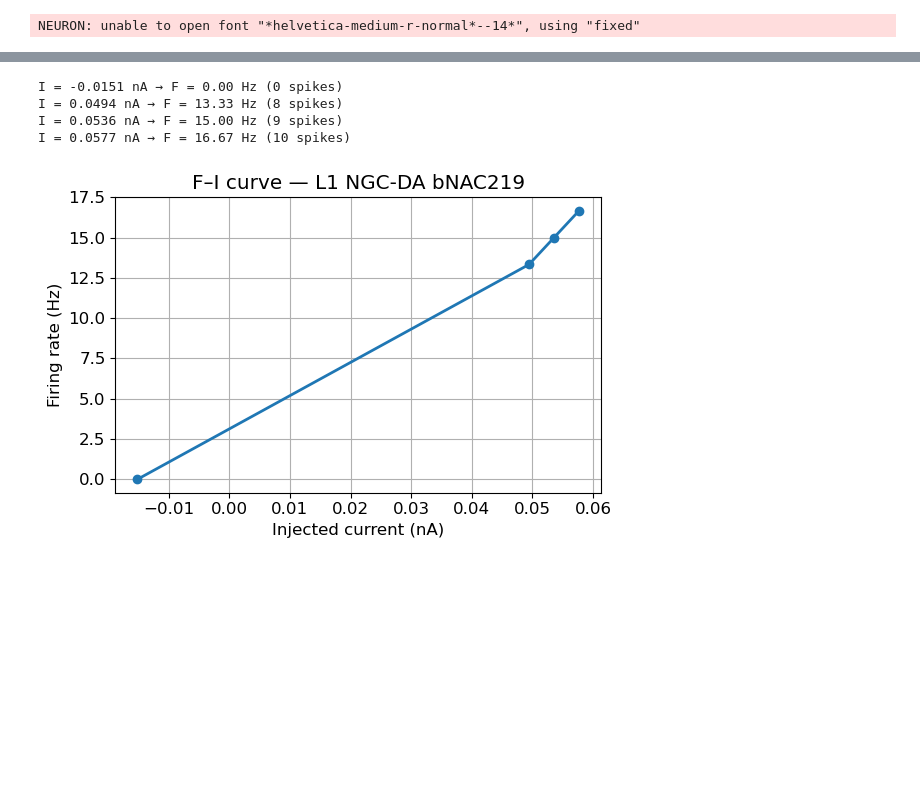
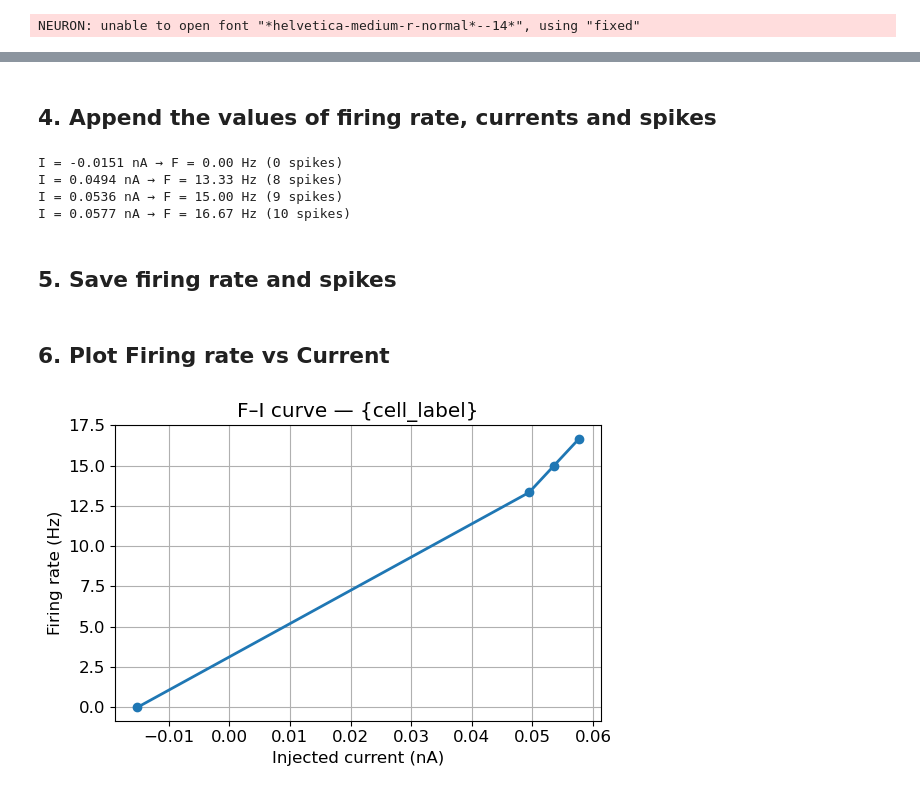
Before and after one commit to natuneuro/LASCON_PROJECT, a Jupyter notebook: F_vs_I_plot.ipynb, the cells around one changed output, grey strips where cells are left out. Cells and saved outputs as stored; diff of their text form; code cells hidden in the pictures; blank space fills up the shorter version.

Commit message:
Update Firing rate vs current plot

```diff
--- a/F_vs_I_plot.ipynb
+++ b/F_vs_I_plot.ipynb
@@ -25,15 +68,10 @@ Successfully created x86_64/special
 from neuron import h
 from netpyne import specs, sim
 
+h.chdir(cell_path)
 
 
-h.chdir(cell_path)
-
- #'bNAC219_L1_NGCDA_095997ce92'  # 'bNAC219_L1_NGCDA_e7cec642c3'
-
-
-
-# 4. load hoc
+#  load hoc
 h.load_file('stdrun.hoc')
 h.load_file('nrngui.hoc')
 h.load_file('import3d.hoc')
@@ -41,7 +79,11 @@ h.load_file('morphology.hoc')
 h.load_file('biophysics.hoc')
 h.load_file('template.hoc')
 
+# --------------------------------------------------------------
 
+# Cell parameters
+
+# --------------------------------------------------------------
 
 def run_step_netpyne(step_amp, simLabel):
     sim.clearAll()  # important in loops
@@ -51,8 +93,8 @@ def run_step_netpyne(step_amp, simLabel):
 
     # 1) Import the cell template -> it creates one rule com 'secs'
     netParams.importCellParams(
-        label='L1_NGC_DA',
-        conds={'cellType': 'NGC'},          # pop vai bater nessa cond
+        label= cell_label,
+        conds={'cellType': cell_type},          # pop vai bater nessa cond
         fileName='template.hoc',
         cellName= cell_Name,
         cellArgs=[1],
@@ -61,7 +103,7 @@ def run_step_netpyne(step_amp, simLabel):
 
     # 2) Population
     netParams.popParams['pop1'] = {
-        'cellType': 'NGC',
+        'cellType': cell_type,
         'numCells': 1
     }
 
@@ -162,7 +204,11 @@ def run_step_netpyne(step_amp, simLabel):
     simConfig.saveCellConns = True
 
 
+# -------------------------------------------------------
 
+# Compute firing rate
+
+# -------------------------------------------------------
 
 
 import json
@@ -326,6 +368,8 @@ Recording 7 traces of 7 types on node 0
 
 Running simulation using NEURON for 800.0 ms...
 ... (19 outputs left out)
+# %% [markdown]
+## 4. Append the values of firing rate, currents and spikes
 # %%
 import glob
 import matplotlib.pyplot as plt
@@ -348,6 +389,8 @@ I = -0.0151 nA → F = 0.00 Hz (0 spikes)
 I = 0.0494 nA → F = 13.33 Hz (8 spikes)
 I = 0.0536 nA → F = 15.00 Hz (9 spikes)
 I = 0.0577 nA → F = 16.67 Hz (10 spikes)
+# %% [markdown]
+## 5. Save firing rate and spikes
 # %%
 rates_file = os.path.join(cell_path, "rates2.dat")
 spikes_file = os.path.join(cell_path, "spikes2.dat")
@@ -366,21 +409,19 @@ with open(spikes_file, "w") as f:
     for i, (amp, spikes) in enumerate(zip(current_amps, all_spikes)):
         for t in spikes:
             f.write(f"{i}\t{amp:.6f}\t{float(t):.6f}\n")
+# %% [markdown]
+## 6. Plot Firing rate vs Current
 # %%
 plt.figure(figsize=(6,4))
-
-#current_amps = np.loadtxt('current_amps.dat')
-
-
 
 plt.plot(current_amps, rates, 'o-', lw=2)
 
 plt.xlabel('Injected current (nA)')
 plt.ylabel('Firing rate (Hz)')
-plt.title('F–I curve — L1 NGC-DA bNAC219')
+plt.title('F–I curve — {cell_label}')
 
 plt.grid(True)
 plt.tight_layout()
 plt.show()
 # %% [output]
-[figure, old version]
+[figure, new version]
```
Also changed, not shown: parts of 6 cells of this notebook.
